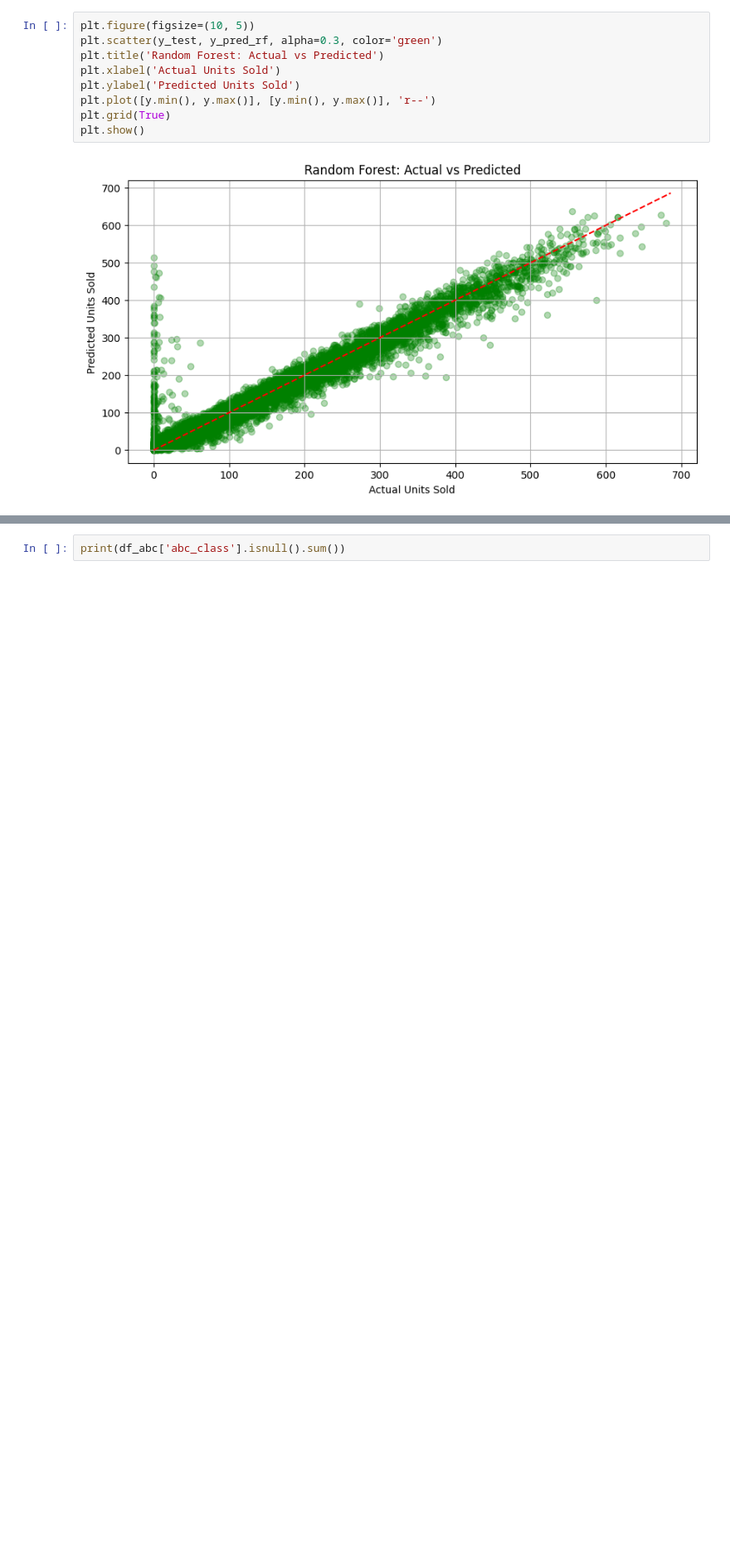
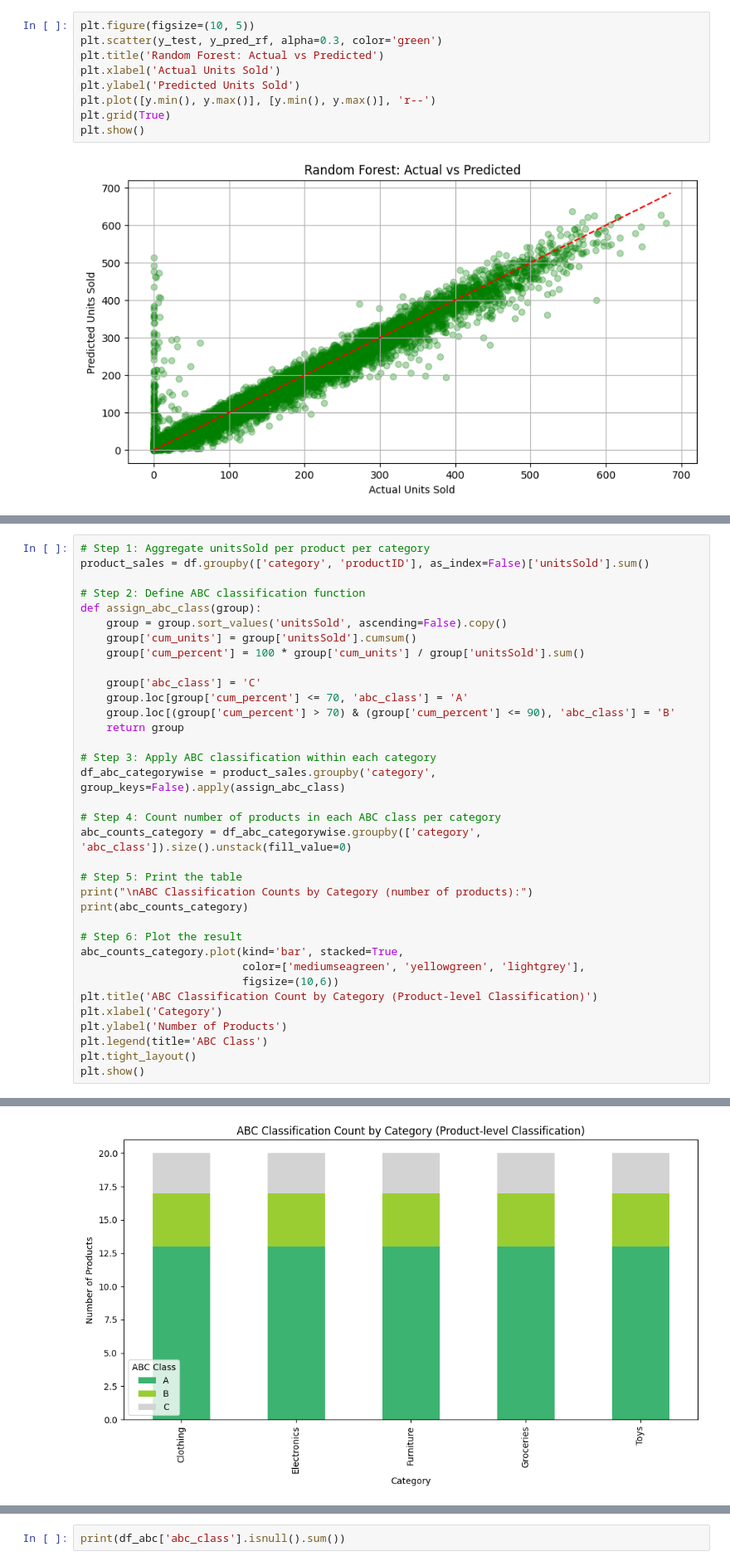
Before and after one commit to imdeadlock/Inventory_Optimization, a Jupyter notebook: Inventory.ipynb, the cells around one changed output, grey strips where cells are left out. Shown at 83% size. Drawn from its saved outputs; the diff is of its cells as text; blank space fills up the shorter version.

```diff
--- a/Inventory.ipynb
+++ b/Inventory.ipynb
@@ -477,0 +542,36 @@ plt.show()
+# %%
+# Step 1: Aggregate unitsSold per product per category
+product_sales = df.groupby(['category', 'productID'], as_index=False)['unitsSold'].sum()
+
+# Step 2: Define ABC classification function
+def assign_abc_class(group):
+    group = group.sort_values('unitsSold', ascending=False).copy()
+    group['cum_units'] = group['unitsSold'].cumsum()
+    group['cum_percent'] = 100 * group['cum_units'] / group['unitsSold'].sum()
+
+    group['abc_class'] = 'C'
+    group.loc[group['cum_percent'] <= 70, 'abc_class'] = 'A'
+    group.loc[(group['cum_percent'] > 70) & (group['cum_percent'] <= 90), 'abc_class'] = 'B'
+    return group
+
+# Step 3: Apply ABC classification within each category
+df_abc_categorywise = product_sales.groupby('category', group_keys=False).apply(assign_abc_class)
+
+# Step 4: Count number of products in each ABC class per category
+abc_counts_category = df_abc_categorywise.groupby(['category', 'abc_class']).size().unstack(fill_value=0)
+
+# Step 5: Print the table
+print("\nABC Classification Counts by Category (number of products):")
+print(abc_counts_category)
+
+# Step 6: Plot the result
+abc_counts_category.plot(kind='bar', stacked=True,
+                         color=['mediumseagreen', 'yellowgreen', 'lightgrey'],
+                         figsize=(10,6))
+plt.title('ABC Classification Count by Category (Product-level Classification)')
+plt.xlabel('Category')
+plt.ylabel('Number of Products')
+plt.legend(title='ABC Class')
+plt.tight_layout()
+plt.show()
+# %% [output]
@@ -477,0 +586 @@ plt.show()
+[figure, added]
```
Also changed, not shown: parts of 21 cells of this notebook.
